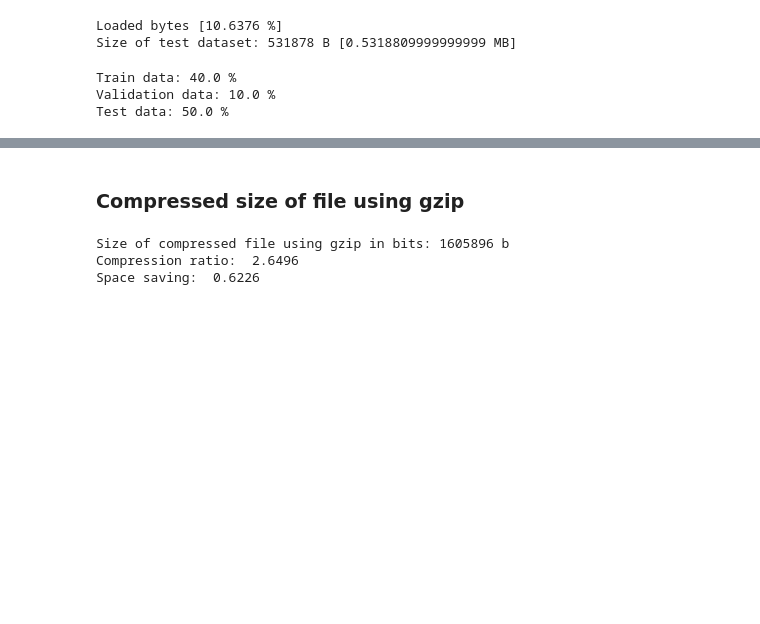
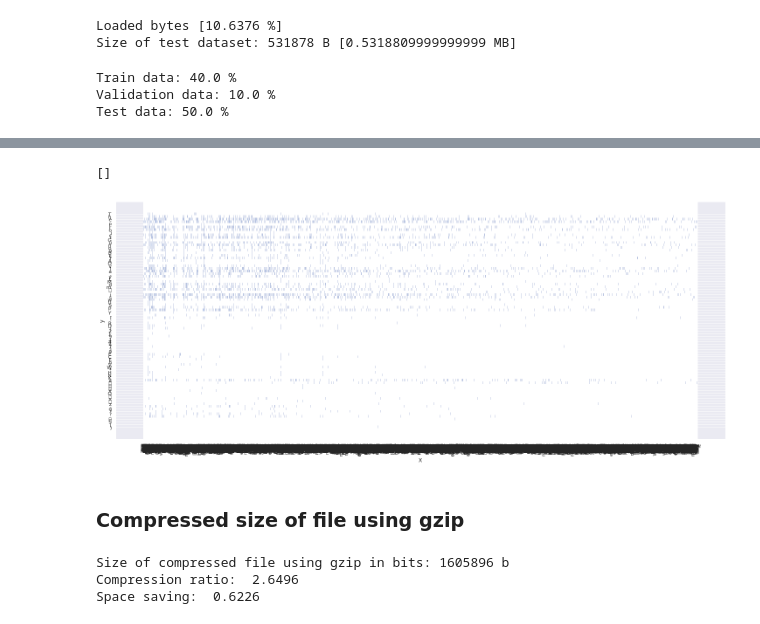
Before and after one commit to Weliras/Data-compression-and-neural-networks, a Jupyter notebook: SemestralProject.ipynb, the cells around one changed output, grey strips where cells are left out. Cells and saved outputs as stored; diff of their text form; code cells hidden in the pictures; blank space fills up the shorter version.

```diff
--- a/SemestralProject.ipynb
+++ b/SemestralProject.ipynb
@@ -1775,0 +1882,10 @@ Test set size (X, y): (531879, 2), (531879, 1)
+# %%
+# Look at most frequent combination
+fig, ax = plt.subplots(1, 1, figsize=(25,10))
+sns.set_theme()
+sns.histplot(df, x=df.X, y=df.y, ax=ax)
+ax.set_xticklabels(ax.get_xticklabels(), rotation=90)
+plt.plot()
+# %% [output]
+[]
+[figure, added]
```
Also changed, not shown: parts of 35 cells of this notebook.
